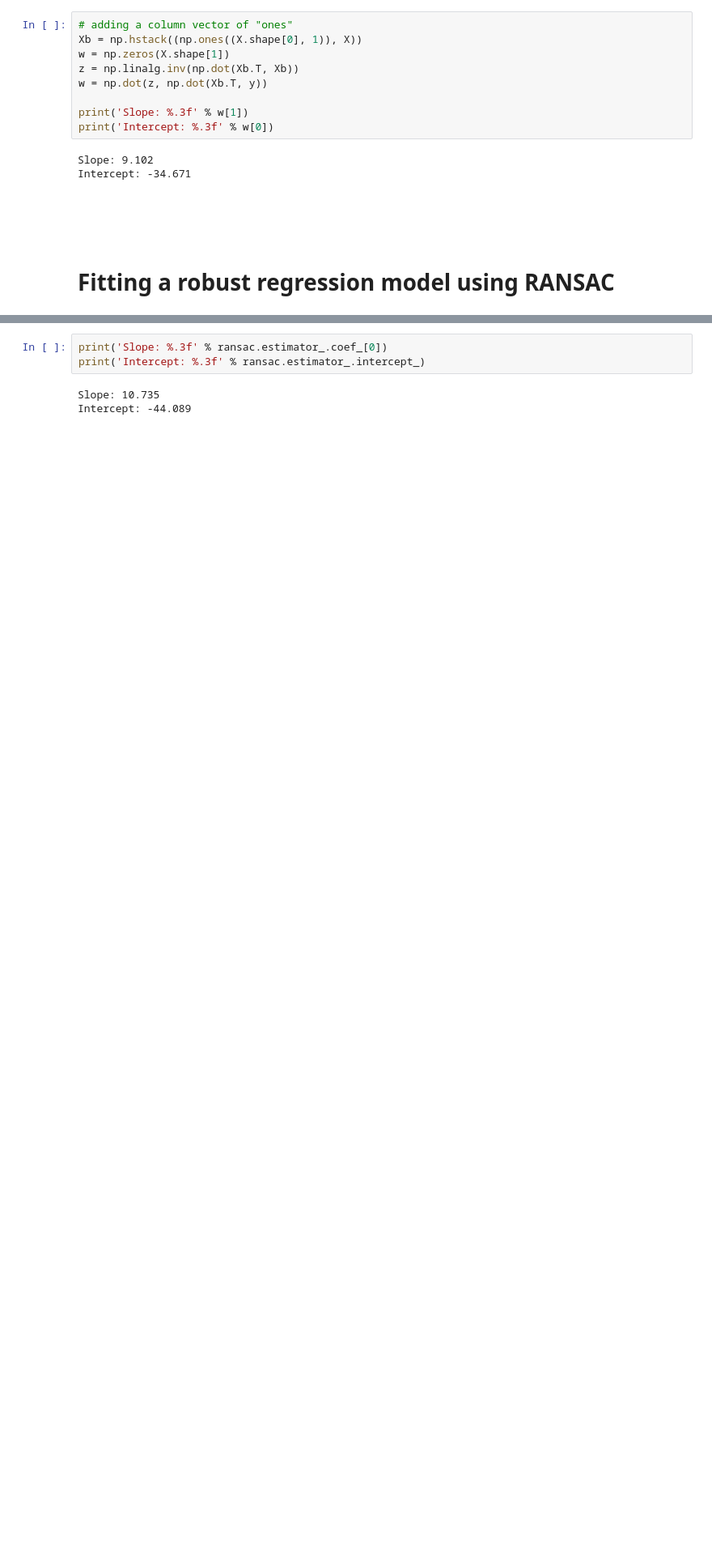
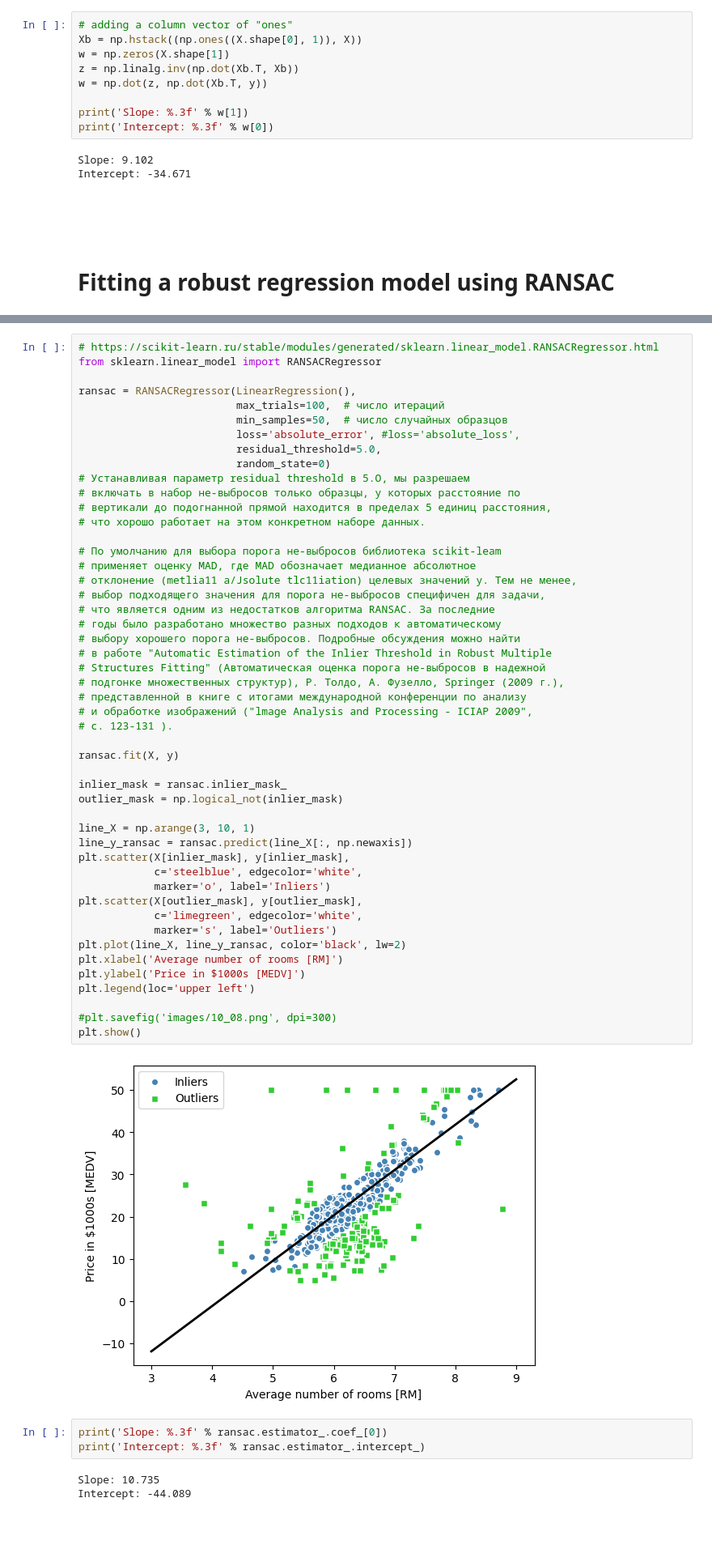
Before and after one commit to MinyaevAndrey/python-machine-learning-book-3rd-edition, a Jupyter notebook: ch10/ch10.ipynb, the cells around one changed output, grey strips where cells are left out. Shown at 81% size. Saved outputs shown, nothing was run; the diff lists cells and outputs as text; blank space fills up the shorter version.

```diff
--- a/ch10/ch10.ipynb
+++ b/ch10/ch10.ipynb
@@ -433,3 +404,54 @@ plt.show()
+# %%
+# https://scikit-learn.ru/stable/modules/generated/sklearn.linear_model.RANSACRegressor.html
+from sklearn.linear_model import RANSACRegressor
+
+ransac = RANSACRegressor(LinearRegression(),
+                         max_trials=100,  # число итераций
+                         min_samples=50,  # число случайных образцов
+                         loss='absolute_error', #loss='absolute_loss',
+                         residual_threshold=5.0,
+                         random_state=0)
+# Устанавливая параметр residual threshold в 5.О, мы разрешаем
+# включать в набор не-выбросов только образцы, у которых расстояние по
+# вертикали до подогнанной прямой находится в пределах 5 единиц расстояния,
+# что хорошо работает на этом конкретном наборе данных.
+
+# По умолчанию для выбора порога не-выбросов библиотека scikit-leam
+# применяет оценку MAD, где MAD обозначает медианное абсолютное
+# отклонение (metlia11 a/Jsolute tlc11iation) целевых значений у. Тем не менее,
+# выбор подходящего значения для порога не-выбросов специфичен для задачи,
+# что является одним из недостатков алгоритма RANSAC. За последние
+# годы было разработано множество разных подходов к автоматическому
+# выбору хорошего порога не-выбросов. Подробные обсуждения можно найти
+# в работе "Automatic Estimation of the Inlier Threshold in Robust Multiple
+# Structures Fitting" (Автоматическая оценка порога не-выбросов в надежной
+# подгонке множественных структур), Р. Толдо, А. Фузелло, Springer (2009 г.),
+# представленной в книге с итогами международной конференции по анализу
+# и обработке изображений ("lmage Analysis and Processing - ICIAP 2009",
+# с. 123-131 ).
+
+ransac.fit(X, y)
+
+inlier_mask = ransac.inlier_mask_
+outlier_mask = np.logical_not(inlier_mask)
+
+line_X = np.arange(3, 10, 1)
+line_y_ransac = ransac.predict(line_X[:, np.newaxis])
+plt.scatter(X[inlier_mask], y[inlier_mask],
+            c='steelblue', edgecolor='white',
+            marker='o', label='Inliers')
+plt.scatter(X[outlier_mask], y[outlier_mask],
+            c='limegreen', edgecolor='white',
+            marker='s', label='Outliers')
+plt.plot(line_X, line_y_ransac, color='black', lw=2)
+plt.xlabel('Average number of rooms [RM]')
+plt.ylabel('Price in $1000s [MEDV]')
+plt.legend(loc='upper left')
+
+#plt.savefig('images/10_08.png', dpi=300)
+plt.show()
+# %% [output]
+[figure, added]
 # %%
 print('Slope: %.3f' % ransac.estimator_.coef_[0])
 print('Intercept: %.3f' % ransac.estimator_.intercept_)
```
Also changed, not shown: parts of 9 cells of this notebook.
